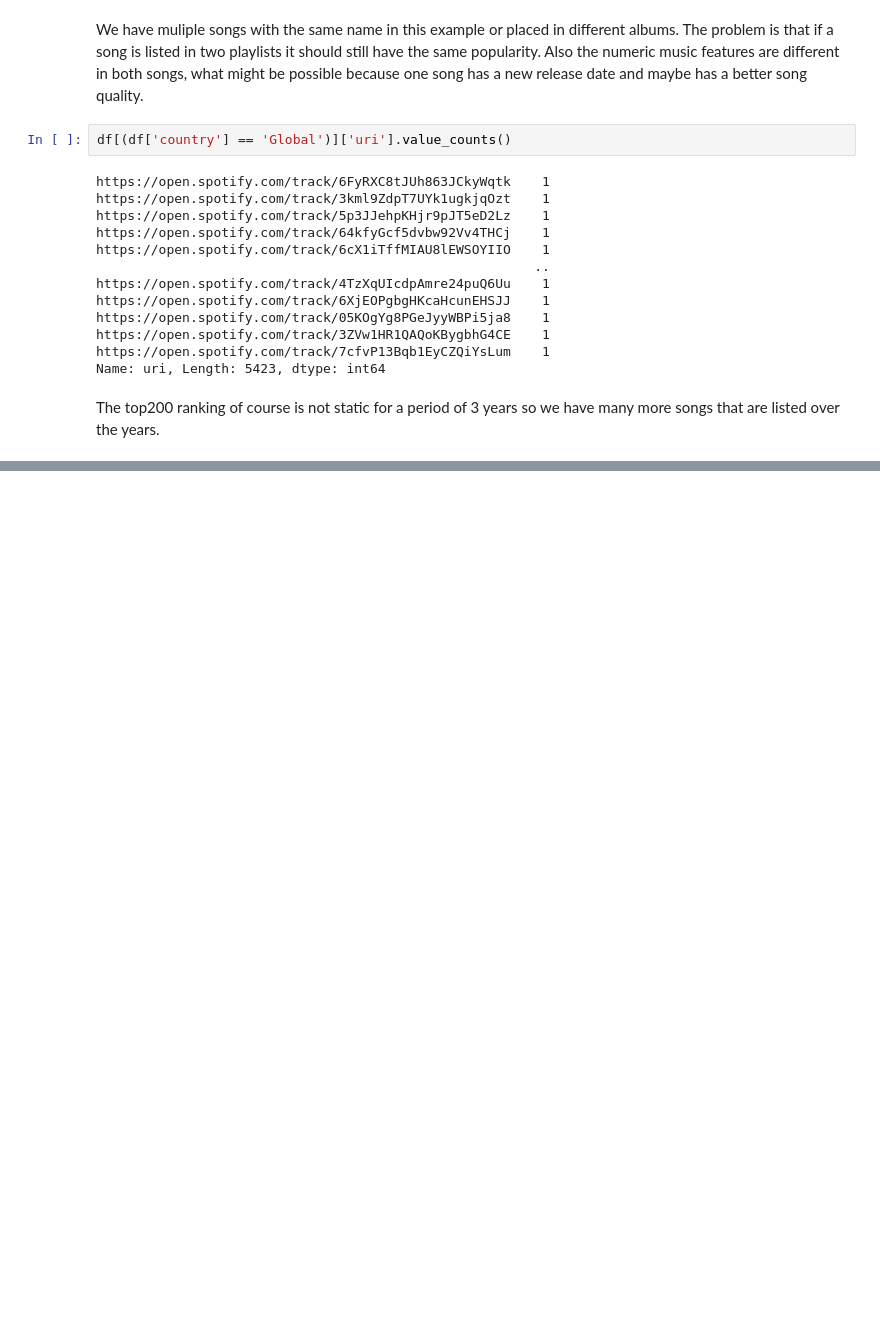
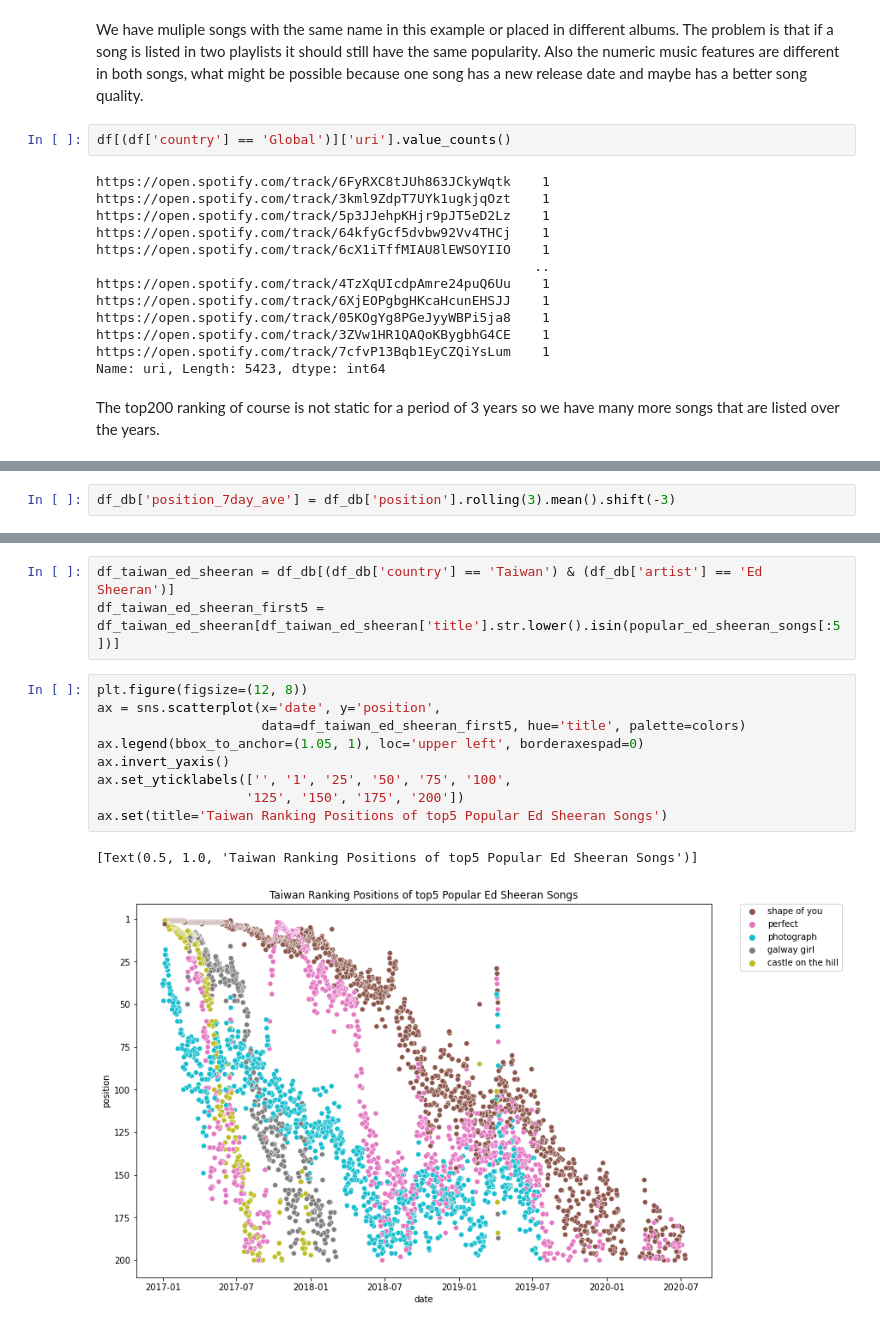
Before and after one commit to MaxiTrien/spotify-data-science-project, a Jupyter notebook: spotify-songs-eda-week2.ipynb, the cells around one changed output, grey strips where cells are left out. Cells and saved outputs as stored; diff of their text form; blank space fills up the shorter version.

```diff
--- a/spotify-songs-eda-week2.ipynb
+++ b/spotify-songs-eda-week2.ipynb
@@ -91,0 +233,2 @@ df_numeric = df[['popularity', 'artist_followers', 'track_number', 'tracks_in_al
+# %%
+df_db['position_7day_ave'] = df_db['position'].rolling(3).mean().shift(-3)
@@ -91,0 +337,15 @@ df_numeric = df[['popularity', 'artist_followers', 'track_number', 'tracks_in_al
+# %%
+df_taiwan_ed_sheeran = df_db[(df_db['country'] == 'Taiwan') & (df_db['artist'] == 'Ed Sheeran')]
+df_taiwan_ed_sheeran_first5 = df_taiwan_ed_sheeran[df_taiwan_ed_sheeran['title'].str.lower().isin(popular_ed_sheeran_songs[:5])]
+# %%
+plt.figure(figsize=(12, 8))
+ax = sns.scatterplot(x='date', y='position',
+                     data=df_taiwan_ed_sheeran_first5, hue='title', palette=colors)
+ax.legend(bbox_to_anchor=(1.05, 1), loc='upper left', borderaxespad=0)
+ax.invert_yaxis()
+ax.set_yticklabels(['', '1', '25', '50', '75', '100',
+                   '125', '150', '175', '200'])
+ax.set(title='Taiwan Ranking Positions of top5 Popular Ed Sheeran Songs')
+# %% [output]
+[Text(0.5, 1.0, 'Taiwan Ranking Positions of top5 Popular Ed Sheeran Songs')]
+[figure, added]
```
Also changed, not shown: parts of 35 cells of this notebook.
